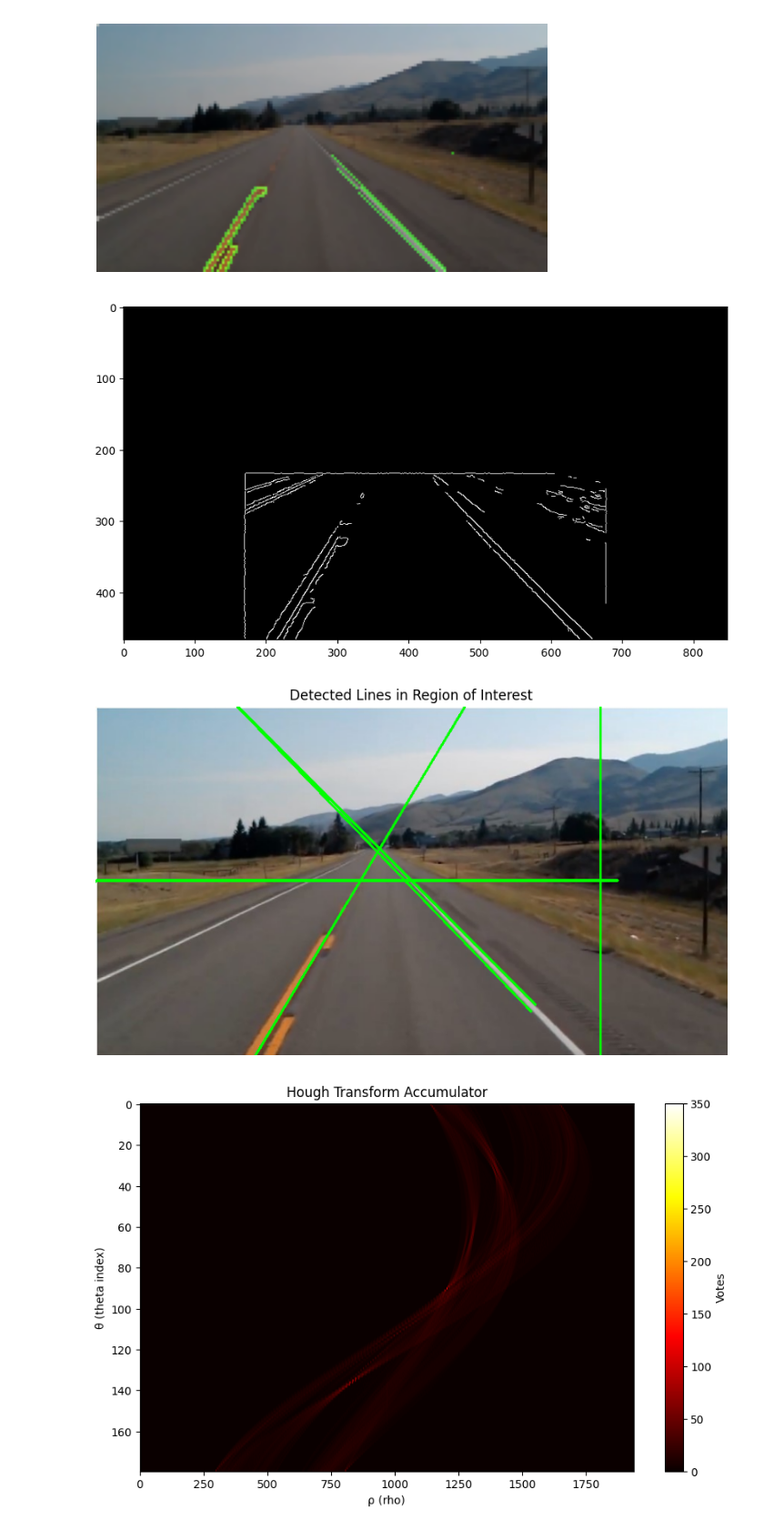
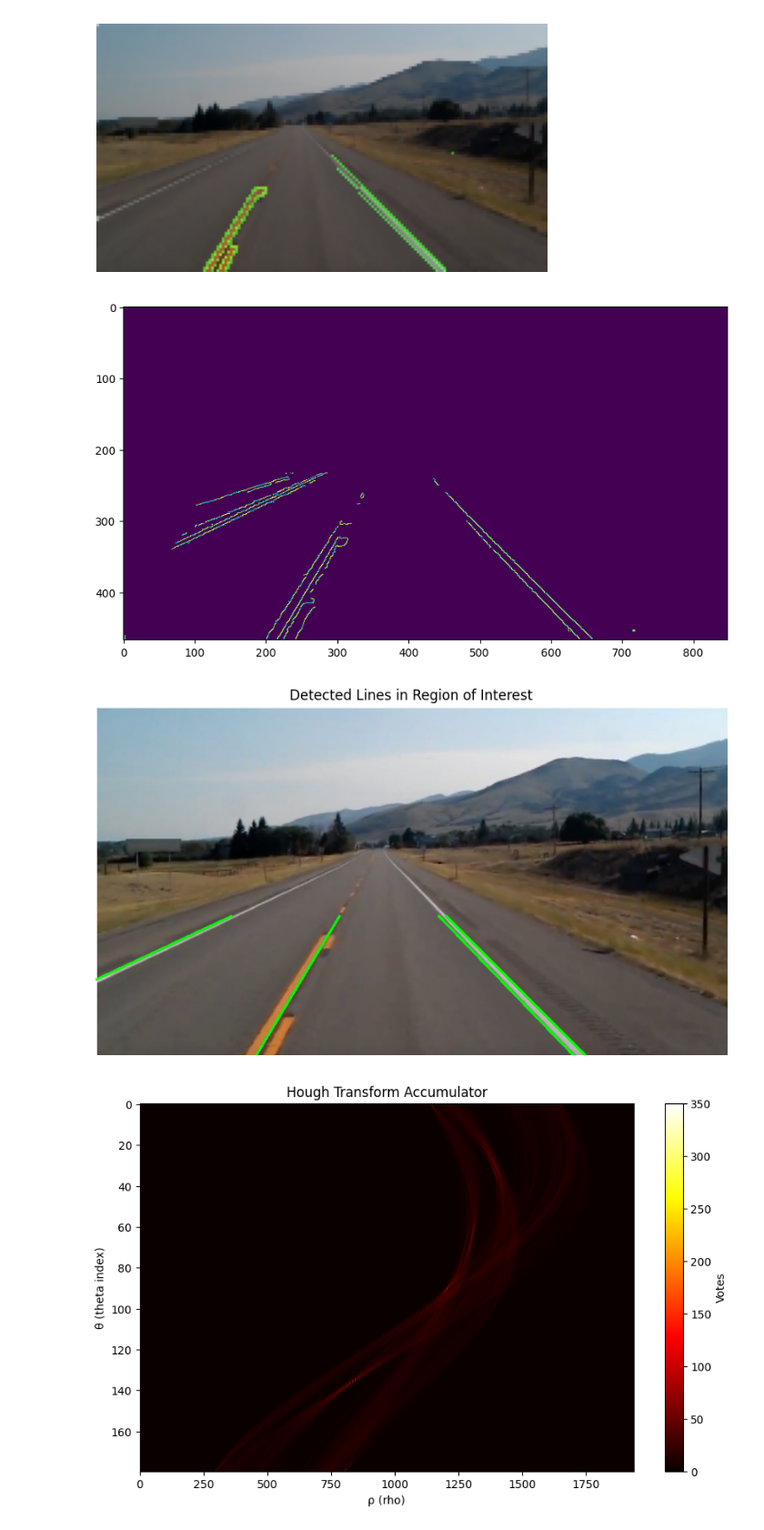
Before and after one commit to NadineTamish/Computer-Vision-Course-Assignments, a Jupyter notebook: Assignment_1/notebooks/assignment1_2.ipynb, the cells around one changed output. Shown: that part at 91% size. Saved outputs shown, nothing was run; the diff lists cells and outputs as text; code cells hidden in the pictures.

Commit message:
hough lines fixed

```diff
--- a/Assignment_1/notebooks/assignment1_2.ipynb
+++ b/Assignment_1/notebooks/assignment1_2.ipynb
@@ -112,22 +113,34 @@ gray = cv2.equalizeHist(gray)
 
 height, width = gray.shape
 mask = np.zeros_like(gray)
-reduction = int(width * 0.3)
+# reduction1 = int(width * 0.3)
+# reduction2 = int(width * 0.45)
 
+edges = cv2.Canny(gray, 200, 255)
 
-top_mask = np.array([[(0, 0), (width, 0), (width, height // 2), (0, height // 2)]], dtype=np.int32)
-left_mask = np.array([[(0, 0), (width // 2 - reduction, 0), (width // 2 - reduction, height), (0, height)]], dtype=np.int32)
-right_mask = np.array([[(width // 2 + reduction, 0), (width, 0), (width, height), (width // 2 + reduction, height)]], dtype=np.int32)
+top_mask = np.array([[(0, height), (int(0.9*width), height), (int(0.5*width), int(0.5*height)), (int(0.15*width), int(0.5*height))]], dtype=np.int32)
+# left_mask = np.array([[(0, 0), (width // 2 - reduction2, 0), (width // 2 - reduction2, height), (0, height)]], dtype=np.int32)
+# right_mask = np.array([[(width // 2 + reduction1, 0), (width, 0), (width, height), (width // 2 + reduction1, height)]], dtype=np.int32)
 
 
 cv2.fillPoly(mask, top_mask, 255)
-cv2.fillPoly(mask, left_mask, 255)
-cv2.fillPoly(mask, right_mask, 255)
+# cv2.fillPoly(mask, left_mask, 255)
+# cv2.fillPoly(mask, right_mask, 255)
 
 
-inverse_mask = cv2.bitwise_not(mask)
-inverse_masked_gray = cv2.bitwise_and(gray, inverse_mask)
-edges = cv2.Canny(inverse_masked_gray, 200, 255)
+# inverse_mask = cv2.bitwise_not(mask)
+# inverse_masked_gray = cv2.bitwise_and(gray, inverse_mask)
+# edges = cv2.Canny(inverse_masked_gray, 200, 255)
+
+
+mask = cv2.GaussianBlur(mask, (5, 5), 0)
+
+_, mask = cv2.threshold(mask, 127, 255, cv2.THRESH_BINARY)
+
+
+inverse_masked_gray = cv2.bitwise_and(edges, mask)
+
+
 
 
 
@@ -135,7 +148,7 @@ rho_max = int(np.hypot(height, width))
 theta_range = np.deg2rad(np.arange(0, 180))
 accumulator = np.zeros((len(theta_range), 2 * rho_max), dtype=np.int32)
 
-edge_points = np.argwhere(edges > 0)
+edge_points = np.argwhere(inverse_masked_gray > 0)
 
 
 for y, x in edge_points:
@@ -146,41 +159,52 @@ for y, x in edge_points:
 
 
 threshold = 130
 strong_votes = np.argwhere(accumulator > threshold)
 
 
 image_with_lines = image.copy()
 for theta_idx, rho_idx in strong_votes:
     rho = rho_idx - rho_max
     theta = theta_range[theta_idx]
 
     a, b = np.cos(theta), np.sin(theta)
     x0, y0 = a * rho, b * rho
 
-    line_length = 1000
+    # line_length = 1000
+    roi_top = int(0.6*height)
+    roi_bottom = height
+    a, b = np.cos(theta), np.sin(theta)
+    x0, y0 = a * rho, b * rho
+    slope = -a / b  # Rearranged from x cos(θ) + y sin(θ) = ρ
 
-    x1 = int(x0 + line_length * (-b))
-    y1 = int(y0 + line_length * (a))
-    x2 = int(x0 - line_length * (-b))
-    y2 = int(y0 - line_length * (a))
+    # Define the top and bottom y-coordinates of the ROI
+    y1, y2 = roi_bottom, roi_top  # Bottom and top y of ROI
 
+    # Compute the corresponding x-coordinates using the line equation
+    x1 = int((y1 - y0) / slope + x0)
+    x2 = int((y2 - y0) / slope + x0)
+
+    # Draw the trimmed line
     cv2.line(image_with_lines, (x1, y1), (x2, y2), (0, 255, 0), 2)
+
 
 image_with_lines_rgb = cv2.cvtColor(image_with_lines, cv2.COLOR_BGR2RGB)
 
+
+
 edges = cv2.cvtColor(edges, cv2.COLOR_RGB2BGR)
 plt.figure(figsize=(10, 6))
-plt.imshow(edges)
+plt.imshow(inverse_masked_gray)
 
 
 plt.figure(figsize=(10, 6))
 plt.imshow(image_with_lines_rgb)
 plt.axis("off")
 plt.title("Detected Lines in Region of Interest")
 plt.show()
 # %% [output]
-[figure, old version]
+[figure, new version]
-[figure, old version]
+[figure, new version]
 # %%
 plt.figure(figsize=(10, 6))
 plt.imshow(accumulator, cmap='hot', aspect='auto')
```
Also changed, not shown: parts of 1 cell of this notebook, 1 other file.
